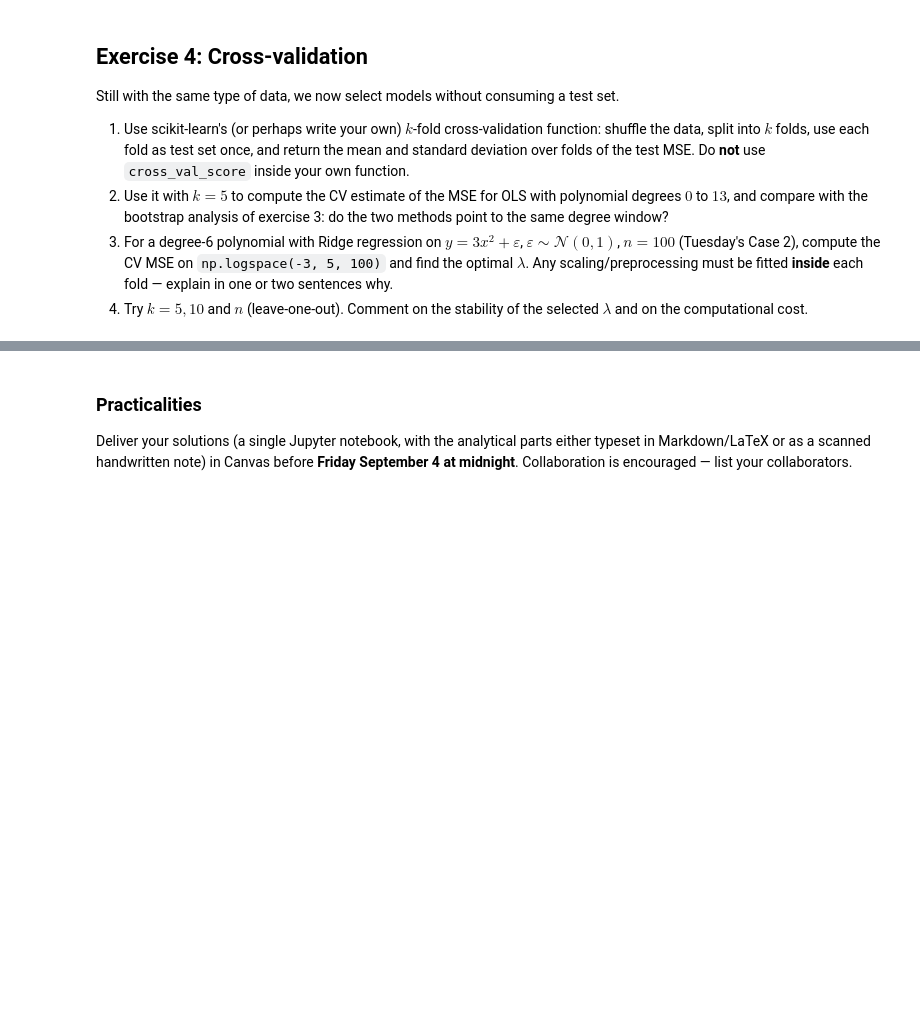
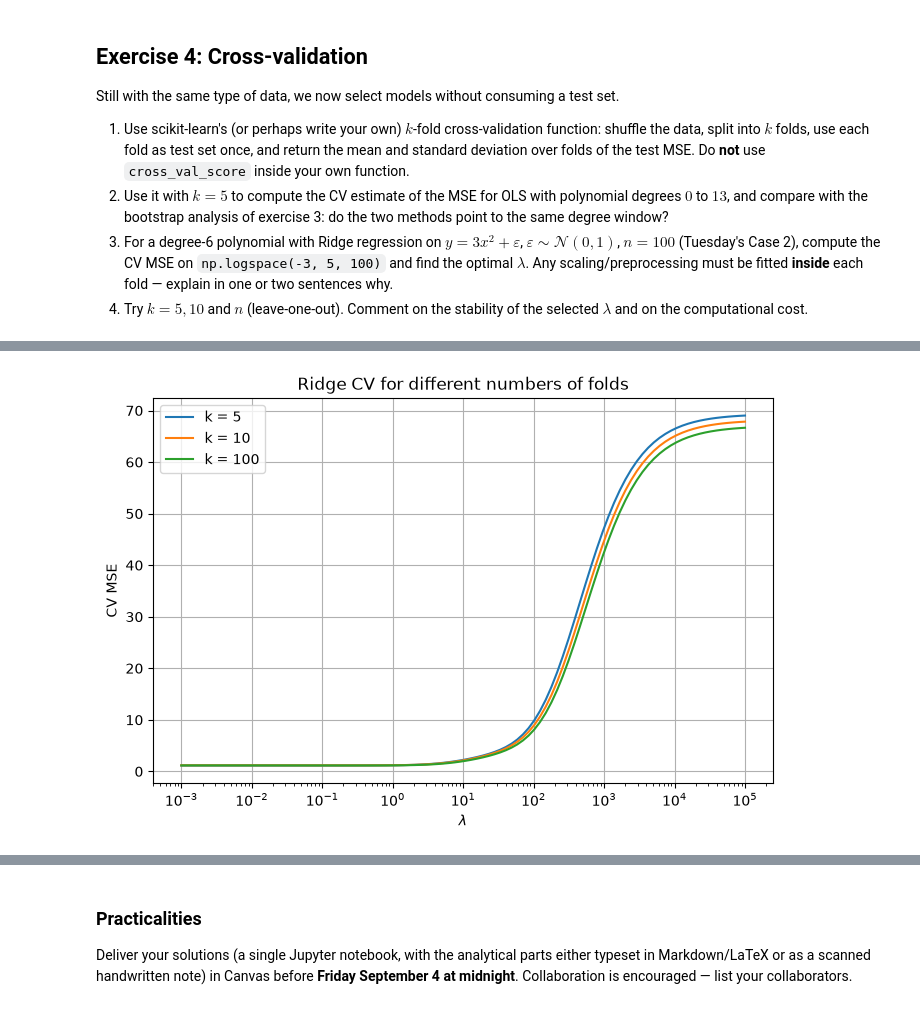
Before and after one commit to carlpd/FYS-STK, a Jupyter notebook: Weekly Excercises/exercisesweek36.ipynb, the cells around one changed output, grey strips where cells are left out. Drawn from its saved outputs; the diff is of its cells as text; code cells hidden in the pictures; blank space fills up the shorter version.

```diff
--- a/Weekly Excercises/exercisesweek36.ipynb
+++ b/Weekly Excercises/exercisesweek36.ipynb
@@ -392,0 +446,8 @@ analytical formula of exercise 1 can be checked — and where it cannot.
+# %%
+n_ridge = 100
+
+x_ridge = np.linspace(-3, 3, n_ridge).reshape(-1, 1)
+
+epsilon = np.random.normal(0, 1, (n_ridge, 1))
+
+y_ridge = 3 * x_ridge**2 + epsilon
@@ -392,0 +521,39 @@ analytical formula of exercise 1 can be checked — and where it cannot.
+# %%
+plt.figure(figsize=(8, 5))
+
+for k in k_values:
+
+    mse_values = []
+
+    for lam in lambdas:
+
+        model = polynomial_model(
+            degree=6,
+            method="Ridge",
+            alpha=lam
+        )
+
+        mean_mse, _ = cv_mse(
+            model,
+            x_ridge,
+            y_ridge,
+            k=k
+        )
+
+        mse_values.append(mean_mse)
+
+    plt.semilogx(
+        lambdas,
+        mse_values,
+        label=f"k = {k}"
+    )
+
+plt.xlabel(r"$\lambda$")
+plt.ylabel("CV MSE")
+plt.title("Ridge CV for different numbers of folds")
+
+plt.legend()
+plt.grid()
+plt.show()
+# %% [output]
+[figure, added]
```
Also changed, not shown: parts of 13 cells of this notebook.
